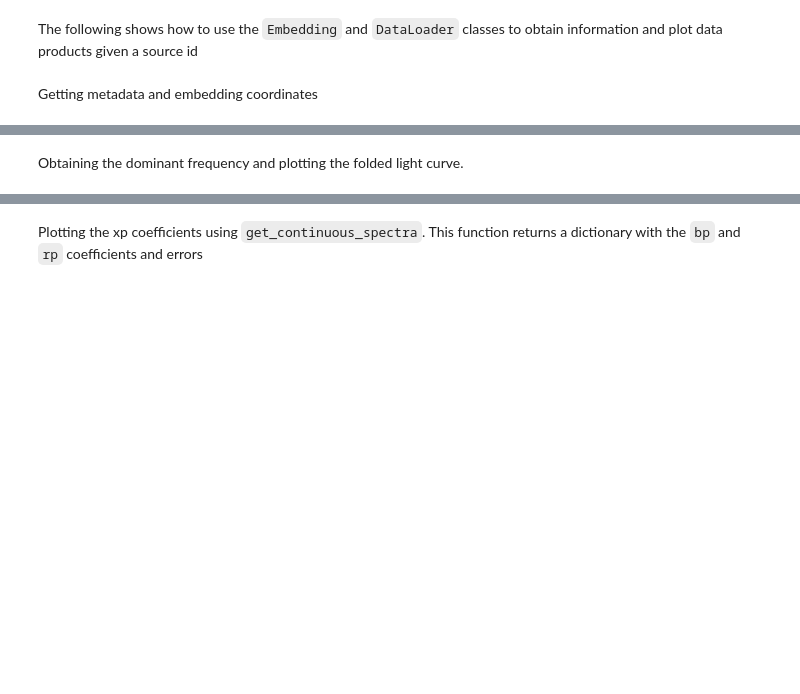
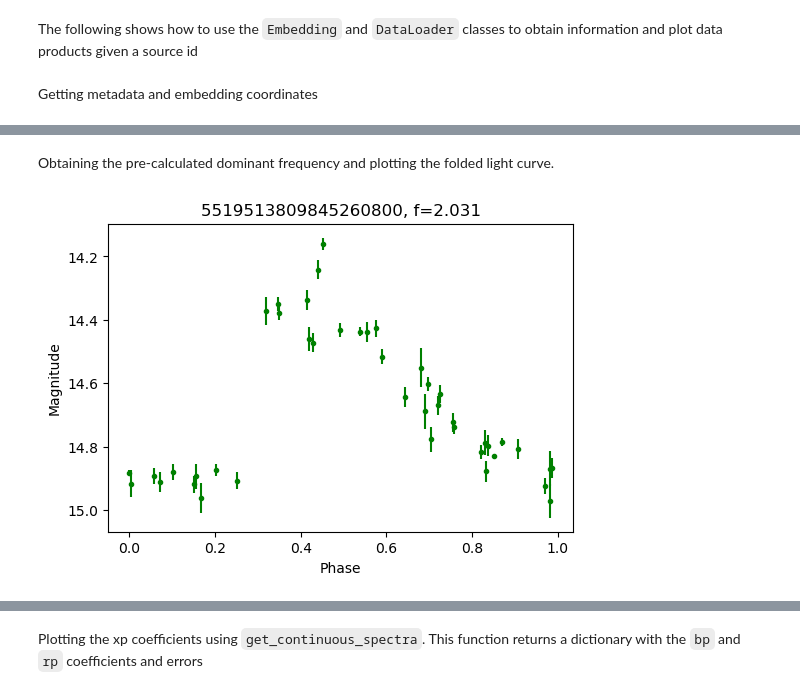
Before and after one commit to IvS-KULeuven/gaianet_dashboard, a Jupyter notebook: notebooks/demo.ipynb, the cells around one changed output, grey strips where cells are left out. Drawn from its saved outputs; the diff is of its cells as text; code cells hidden in the pictures; blank space fills up the shorter version.

```diff
--- a/notebooks/demo.ipynb
+++ b/notebooks/demo.ipynb
@@ -47,2 +55,14 @@ ax.set_title(example_sid);
 # %% [markdown]
-Obtaining the dominant frequency and plotting the folded light curve.
+Obtaining the pre-calculated dominant frequency and plotting the folded light curve.
+# %%
+best_freq = loader.get_frequency(example_sid)
+phase = np.mod(time,1/best_freq)*best_freq
+
+fig, ax = plt.subplots(figsize=(6, 4))
+ax.errorbar(phase, mag ,err, c='g', fmt='.')
+ax.invert_yaxis()
+ax.set_xlabel('Phase')
+ax.set_ylabel('Magnitude')
+ax.set_title(f'{example_sid}, f={best_freq:0.3f}');
+# %% [output]
+[figure, added]
```
Also changed, not shown: parts of 9 cells of this notebook, 5 other files.
